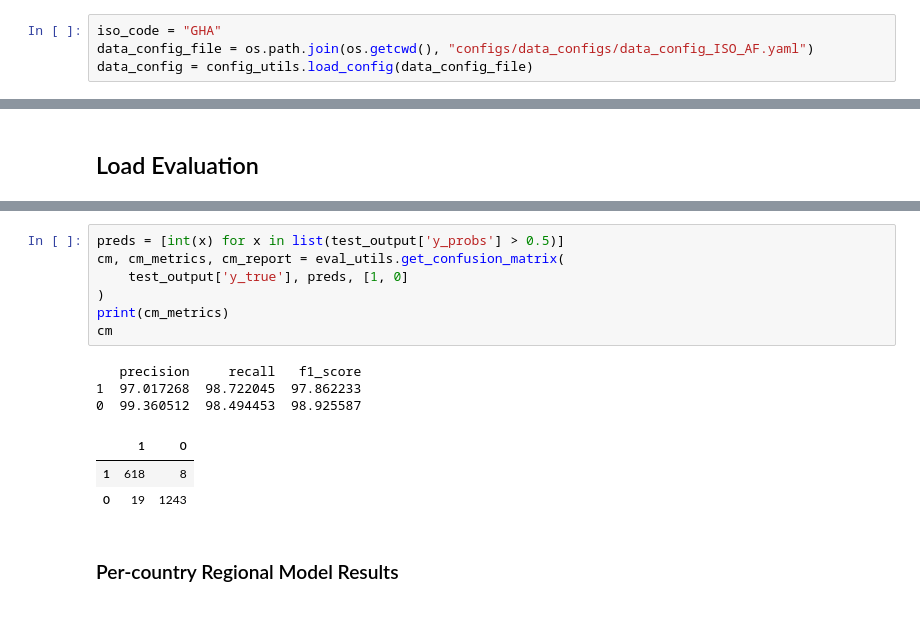
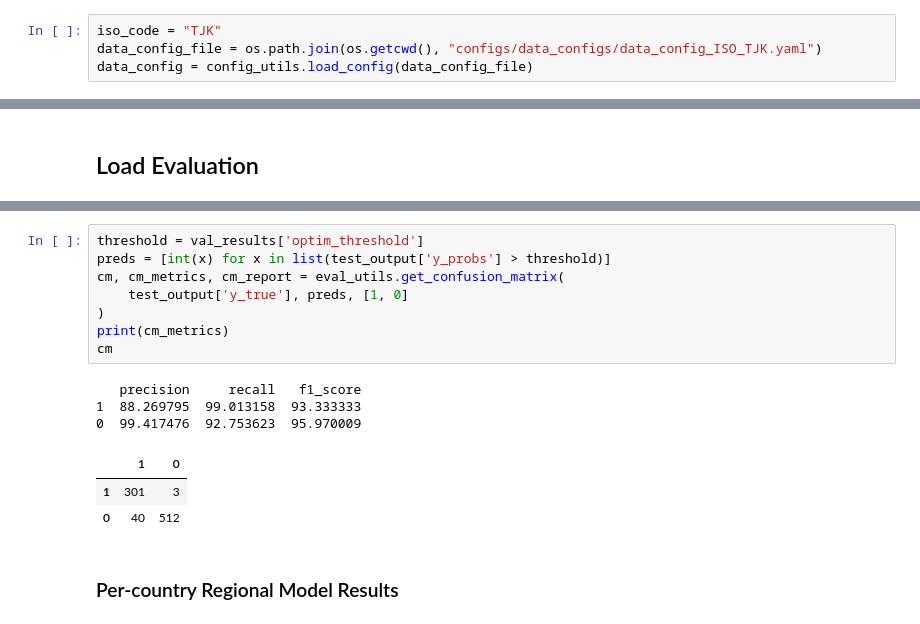
Before and after one commit to unicef/giga-global-school-mapping, a Jupyter notebook: notebooks/05_model_evaluation.ipynb, the cells around one changed output, grey strips where cells are left out. Drawn from its saved outputs; the diff is of its cells as text.

```diff
--- a/notebooks/05_model_evaluation.ipynb
+++ b/notebooks/05_model_evaluation.ipynb
@@ -22,8 +23,8 @@ from utils import model_utils
 # %% [markdown]
 ## Load Config Files
 # %%
-iso_code = "GHA"
-data_config_file = os.path.join(os.getcwd(), "configs/data_configs/data_config_ISO_AF.yaml")
+iso_code = "TJK"
+data_config_file = os.path.join(os.getcwd(), "configs/data_configs/data_config_ISO_TJK.yaml")
 data_config = config_utils.load_config(data_config_file)
 # %% [markdown]
 ## Load Validation Results
@@ -108,17 +75,18 @@ test_results
 # %%
-preds = [int(x) for x in list(test_output['y_probs'] > 0.5)]
+threshold = val_results['optim_threshold']
+preds = [int(x) for x in list(test_output['y_probs'] > threshold)]
 cm, cm_metrics, cm_report = eval_utils.get_confusion_matrix(
     test_output['y_true'], preds, [1, 0]
 )
 print(cm_metrics)
 cm
 # %% [output]
    precision     recall   f1_score
-1  97.017268  98.722045  97.862233
-0  99.360512  98.494453  98.925587
+1  88.269795  99.013158  93.333333
+0  99.417476  92.753623  95.970009
 |  | 1 | 0 |
-| 1 | 618 | 8 |
-| 0 | 19 | 1243 |
+| 1 | 301 | 3 |
+| 0 | 40 | 512 |
 # %% [markdown]
 ### Per-country Regional Model Results
 # %%
```
Also changed, not shown: parts of 6 cells of this notebook.
